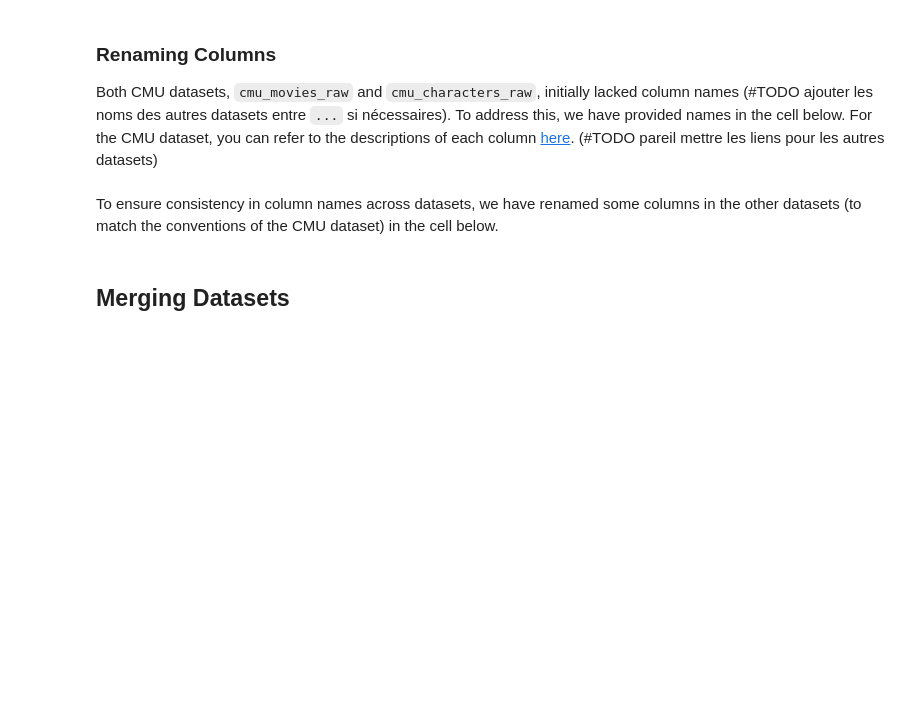
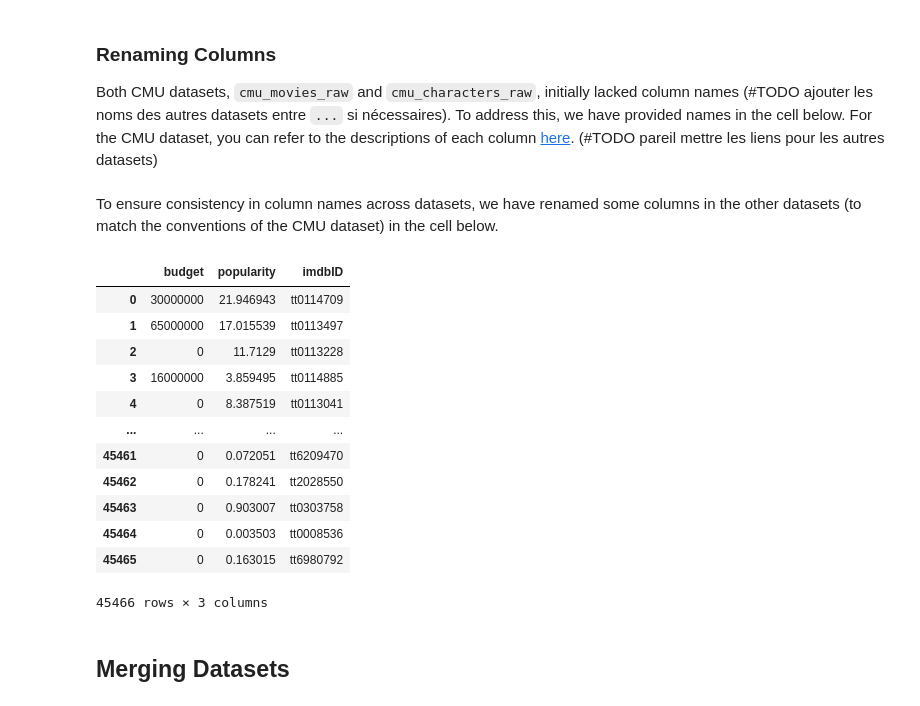
Before and after one commit to epfl-ada/ada-2023-project-lovelace, a Jupyter notebook: Code/project_milestone_2.ipynb, the cells around one changed output. Cells and saved outputs as stored; diff of their text form; code cells hidden in the pictures; blank space fills up the shorter version.

Commit message:
add budget

```diff
--- a/Code/project_milestone_2.ipynb
+++ b/Code/project_milestone_2.ipynb
@@ -38,6 +38,7 @@ DATA_FOLDER = "../Data/"
 CMU_PATH = DATA_FOLDER + "MovieSummaries/"
 IMDB_PATH = DATA_FOLDER + "IMDb/"
 OMDB_PATH = DATA_FOLDER + "OMDb/"
+BUDGET_PATH = DATA_FOLDER + "Budget/"
 OSCARS_PATH = DATA_FOLDER + "Oscars/"
 
 # Reading CMU Movie & Character metadata
@@ -53,7 +54,14 @@ imdb_ratings_raw = pd.read_csv(
 )
 
 # Reading movie data that was fetched using the OMDb API (done in omdbAPI.ipynb)
-omdb_raw = pd.read_csv(OMDB_PATH + "omdb.csv")
+omdb_raw = pd.read_csv(
+    OMDB_PATH + "omdb.csv"
+)
+
+# Reading movie budget data
+budget_raw = pd.read_csv(
+    BUDGET_PATH + "movies_metadata.csv.zip", compression="zip",
+)
 
 # Reading Oscars data
 oscars_raw = pd.read_csv(
@@ -146,7 +154,29 @@ omdb_raw = omdb_raw[
     }
 )
 
+budget_raw = budget_raw[["budget", "popularity", "imdb_id"]].rename(
+    columns={
+        "imdb_id": "imdbID",
+    }
+)
+
 # TODO rename les columns des autres datasets si nécessaire
+# %%
+budget_raw
+# %% [output]
+|  | budget | popularity | imdbID |
+| 0 | 30000000 | 21.946943 | tt0114709 |
+| 1 | 65000000 | 17.015539 | tt0113497 |
+| 2 | 0 | 11.7129 | tt0113228 |
+| 3 | 16000000 | 3.859495 | tt0114885 |
+| 4 | 0 | 8.387519 | tt0113041 |
+| ... | ... | ... | ... |
+| 45461 | 0 | 0.072051 | tt6209470 |
+| 45462 | 0 | 0.178241 | tt2028550 |
+| 45463 | 0 | 0.903007 | tt0303758 |
+| 45464 | 0 | 0.003503 | tt0008536 |
+| 45465 | 0 | 0.163015 | tt6980792 |
+45466 rows × 3 columns
 # %% [markdown]
 ## Merging Datasets
 # %% [markdown]
```
Also changed, not shown: parts of 15 cells of this notebook.
